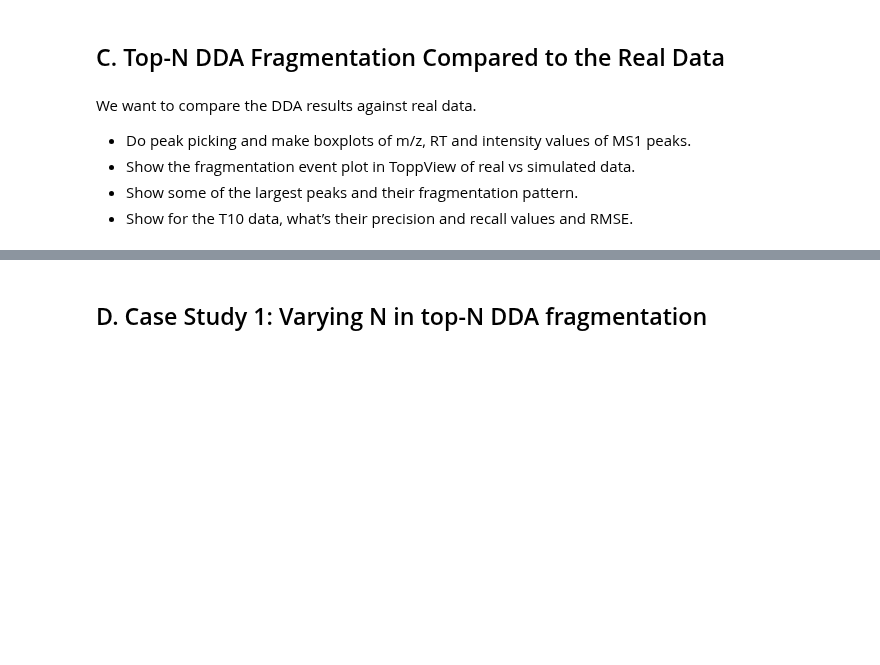
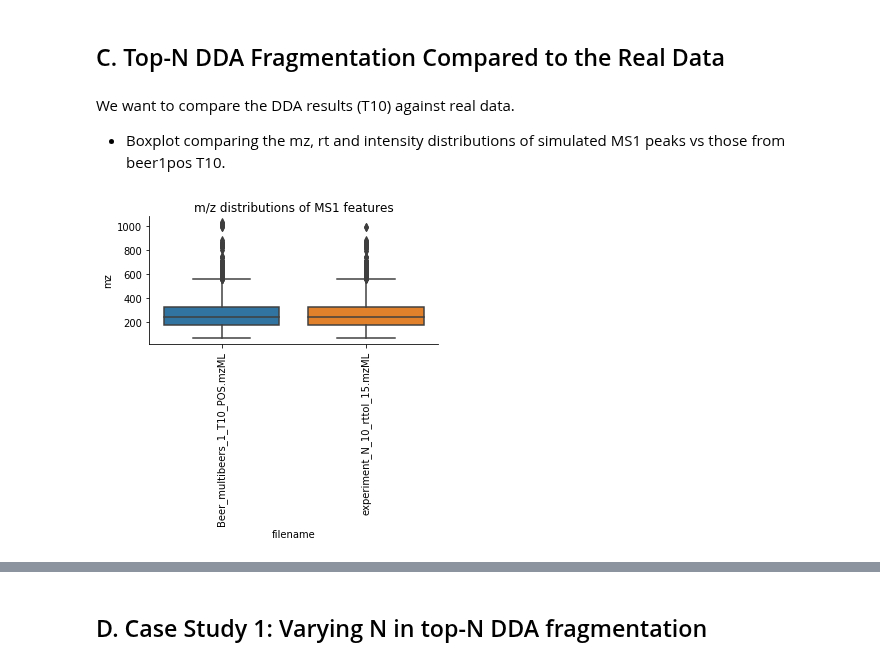
Before and after one commit to sdrogers/clms, a Jupyter notebook: Simulator/notebooks/plots_for_paper.ipynb, the cells around one changed output, grey strips where cells are left out. Saved outputs shown, nothing was run; the diff lists cells and outputs as text; code cells hidden in the pictures; blank space fills up the shorter version.

```diff
--- a/Simulator/notebooks/plots_for_paper.ipynb
+++ b/Simulator/notebooks/plots_for_paper.ipynb
@@ -137,9 +131,23 @@ make_boxplot(df, 'filename', 'log_intensity', None,
 [figure]
 # %% [markdown]
 ## C. Top-N DDA Fragmentation Compared to the Real Data
-# %% [markdown]
-We want to compare the DDA results against real data.
-- Do peak picking and make boxplots of m/z, RT and intensity values of MS1 peaks.
-- Show the fragmentation event plot in ToppView of real vs simulated data.
-- Show some of the largest peaks and their fragmentation pattern.
-- Show for the T10 data, what’s their precision and recall values and RMSE.
+# %% [markdown]
+We want to compare the DDA results (T10) against real data.
+- Boxplot comparing the mz, rt and intensity distributions of simulated MS1 peaks vs those from beer1pos T10.
+# %%
+df = pd.read_csv(os.path.join(base_dir, 'Manuscript\\C. Top-N DDA Fragmentation Compared to the Real Data\\mzML\\extracted_peaks_ms1.csv'))
+# %%
+min_ms1_intensity = 2.5E5
+rt_range = [(3*60, 21*60)]
+mz_range = [(0, 1050)]
+# %%
+intensity_col = 'maxo'
+df = df[(df['rt'] > rt_range[0][0]) & (df['rt'] < rt_range[0][1])]
+df = df[(df['rt'] > mz_range[0][0]) & (df['rt'] < mz_range[0][1])]
+df = df[(df[intensity_col] > min_ms1_intensity)]
+df['log_intensity'] = df.apply(lambda row: np.log(row[intensity_col]), axis=1)
+# %%
+make_boxplot(df, 'filename', 'mz', None,
+             'm/z distributions of MS1 features')
+# %% [output]
+[figure, added]
```
Also changed, not shown: parts of 32 cells of this notebook, 3 other files.
